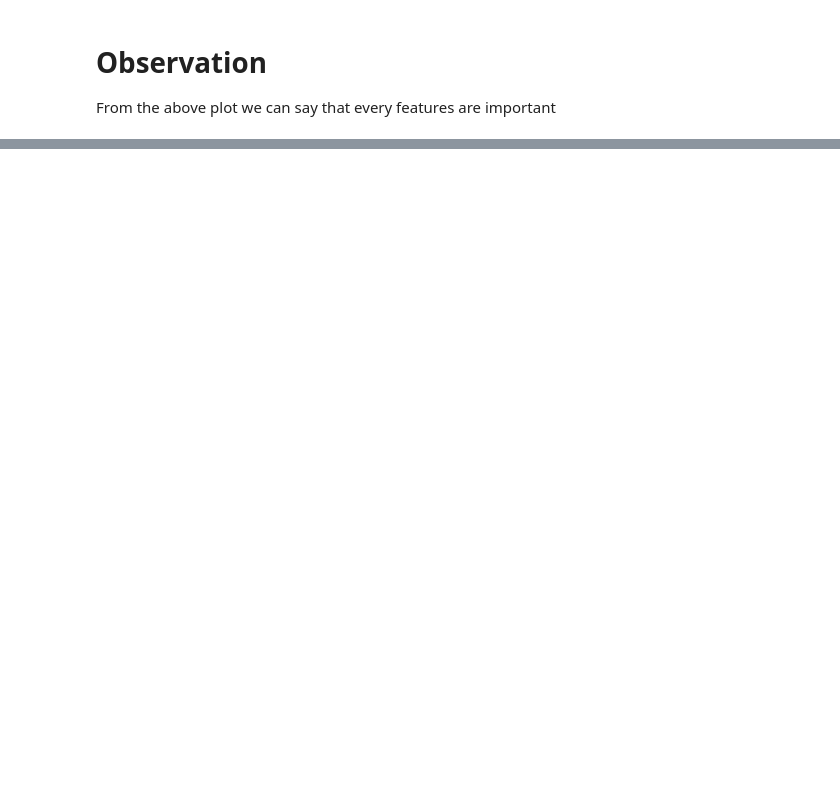
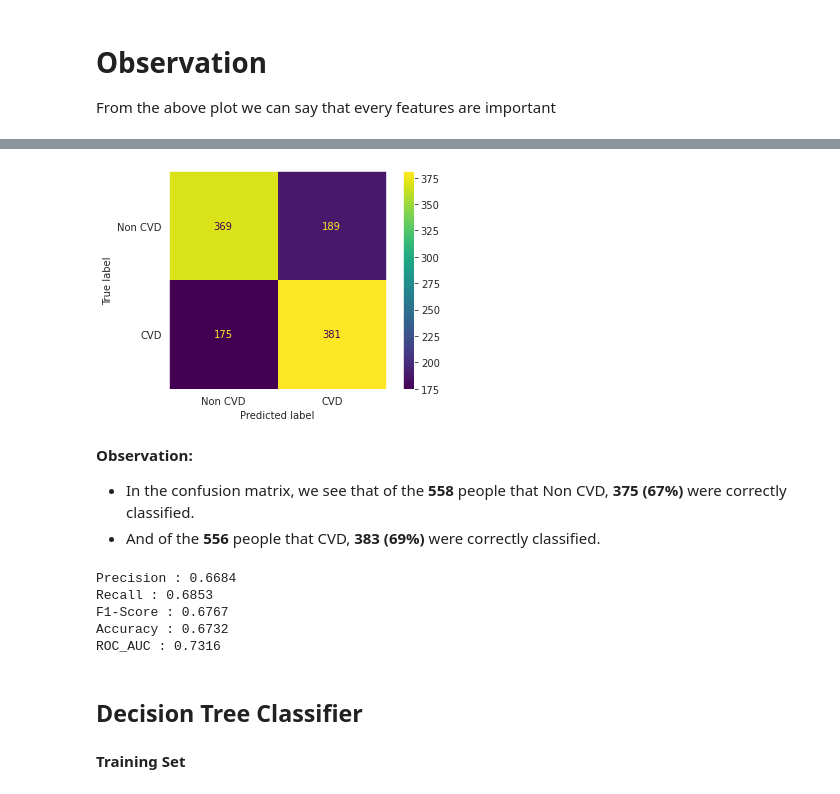
Before and after one commit to SachinYallapurkar/Cardiovascular-Risk-Prediction, a Jupyter notebook: Cardiovascular_Risk_Prediction.ipynb, the cells around one changed output, grey strips where cells are left out. Drawn from its saved outputs; the diff is of its cells as text; code cells hidden in the pictures; blank space fills up the shorter version.

```diff
--- a/Cardiovascular_Risk_Prediction.ipynb
+++ b/Cardiovascular_Risk_Prediction.ipynb
@@ -643,0 +827,9 @@ From the above plot we can say that every features are important
+# %%
+#Visualising the confusion matrix to evaluate the performance of the model on testing set
+confusion_matrix(model_obj,X_test,Y_test)
+# %% [output]
+[figure, added]
+# %% [markdown]
+**Observation:**<br>
+* In the confusion matrix, we see that of the **558** people that Non CVD, **375 (67%)** were correctly classified.
+* And of the **556** people that CVD, **383 (69%)** were correctly classified.
@@ -643,0 +840,13 @@ From the above plot we can say that every features are important
+# %%
+#evaluation score
+for param,value in dict_2.items():
+  if param != 'Model':
+    print(f'{param} : {value}')
+# %% [output]
+Precision : 0.6684
+Recall : 0.6853
+F1-Score : 0.6767
+Accuracy : 0.6732
+ROC_AUC : 0.7316
+# %% [markdown]
+## **Decision Tree Classifier**
@@ -643,0 +858,2 @@ From the above plot we can say that every features are important
+# %% [markdown]
+**Training Set**
```
Also changed, not shown: parts of 102 cells of this notebook.
